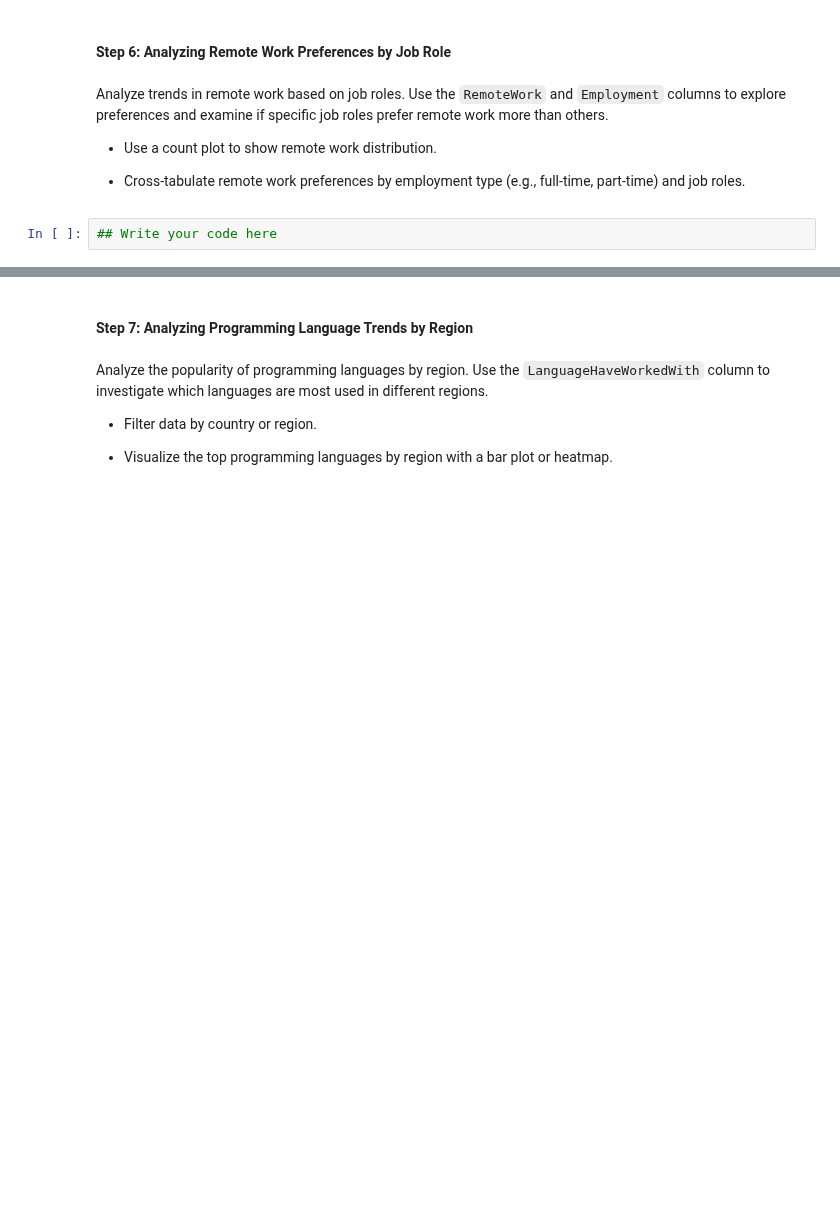
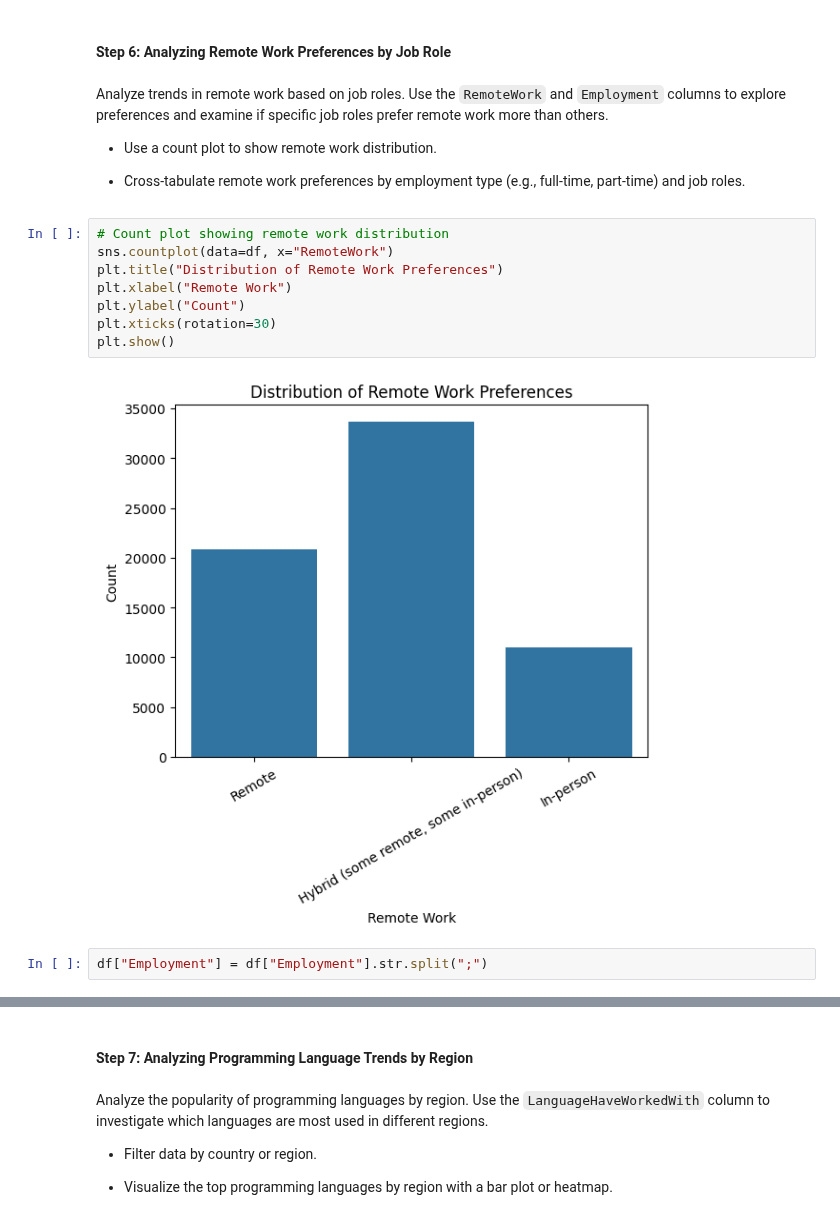
Before and after one commit to jad3ch3n/ibm-data-analyst-professional-certification, a Jupyter notebook: C9-IBM Data Analyst Capstone Project/c9lab12-exploratory-data-analysis.ipynb, the cells around one changed output, grey strips where cells are left out. Cells and saved outputs as stored; diff of their text form; blank space fills up the shorter version.

```diff
--- a/C9-IBM Data Analyst Capstone Project/c9lab12-exploratory-data-analysis.ipynb
+++ b/C9-IBM Data Analyst Capstone Project/c9lab12-exploratory-data-analysis.ipynb
@@ -188,5 +197,15 @@ Analyze trends in remote work based on job roles. Use the `RemoteWork` and `Empl
 - Use a count plot to show remote work distribution.
 
 - Cross-tabulate remote work preferences by employment type (e.g., full-time, part-time) and job roles.
-# %%
-## Write your code here
+# %%
+# Count plot showing remote work distribution
+sns.countplot(data=df, x="RemoteWork")
+plt.title("Distribution of Remote Work Preferences")
+plt.xlabel("Remote Work")
+plt.ylabel("Count")
+plt.xticks(rotation=30)
+plt.show()
+# %% [output]
+[figure, added]
+# %%
+df["Employment"] = df["Employment"].str.split(";")
```
Also changed, not shown: parts of 6 cells of this notebook, 3 other files.
